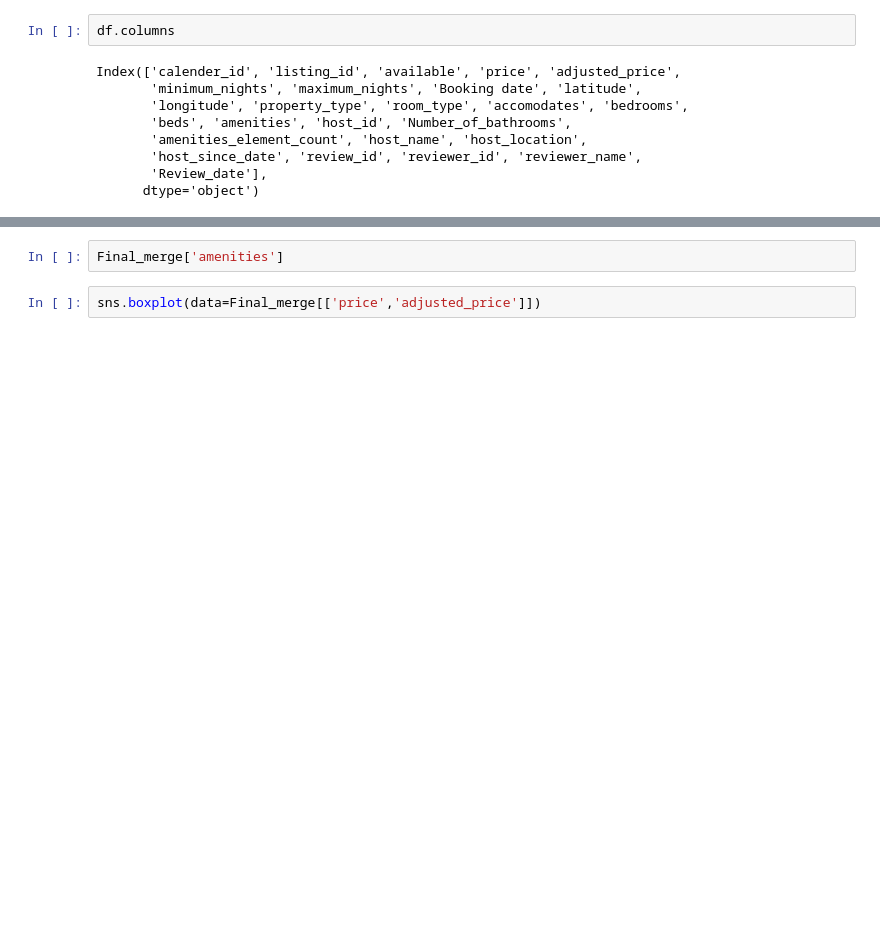
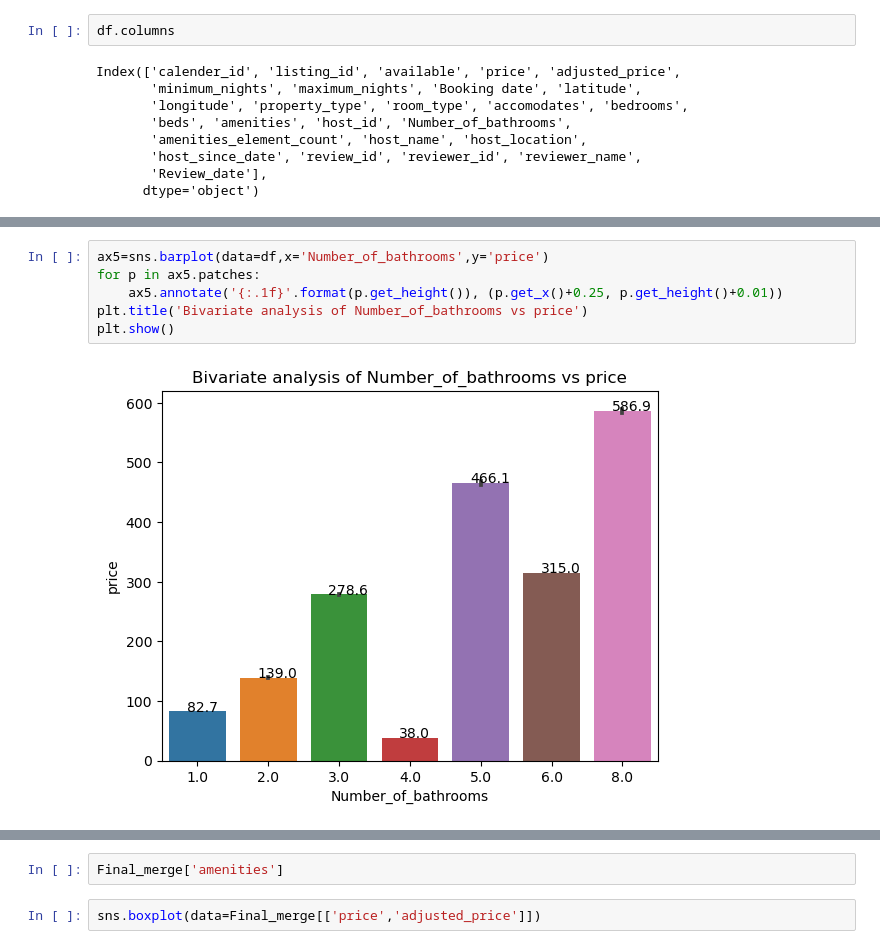
Before and after one commit to siroi97/HV_capstone_airbnb, a Jupyter notebook: Air_BNB_Python_file.ipynb, the cells around one changed output, grey strips where cells are left out. Cells and saved outputs as stored; diff of their text form; blank space fills up the shorter version.

```diff
--- a/Air_BNB_Python_file.ipynb
+++ b/Air_BNB_Python_file.ipynb
@@ -1042,0 +1073,8 @@ df=df.drop(df[['Calendar_id','latitude','longitude','host_id','review_id','']])
+# %%
+ax5=sns.barplot(data=df,x='Number_of_bathrooms',y='price')
+for p in ax5.patches:
+    ax5.annotate('{:.1f}'.format(p.get_height()), (p.get_x()+0.25, p.get_height()+0.01))
+plt.title('Bivariate analysis of Number_of_bathrooms vs price')
+plt.show()
+# %% [output]
+[figure, added]
```
Also changed, not shown: parts of 13 cells of this notebook.
